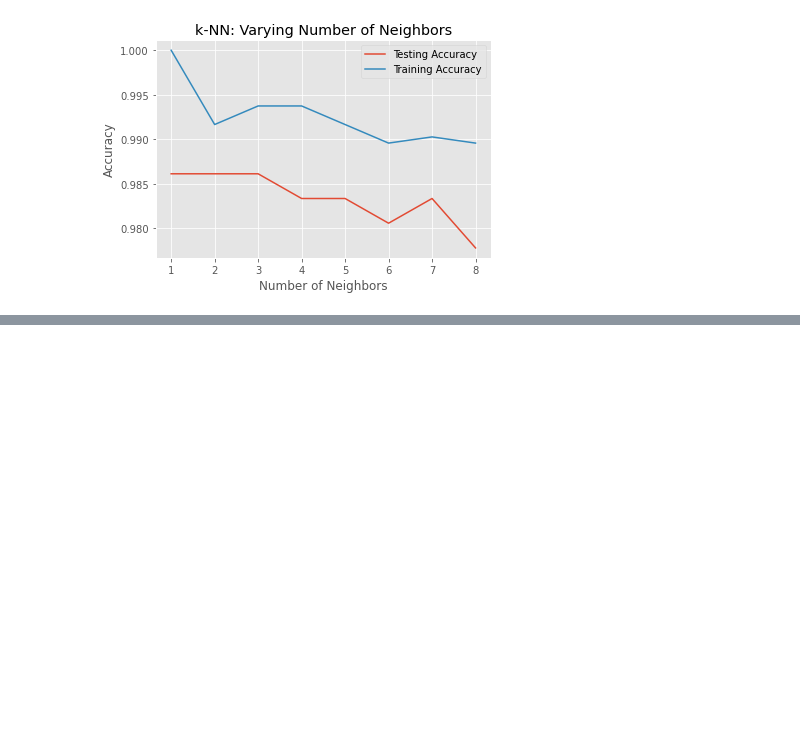
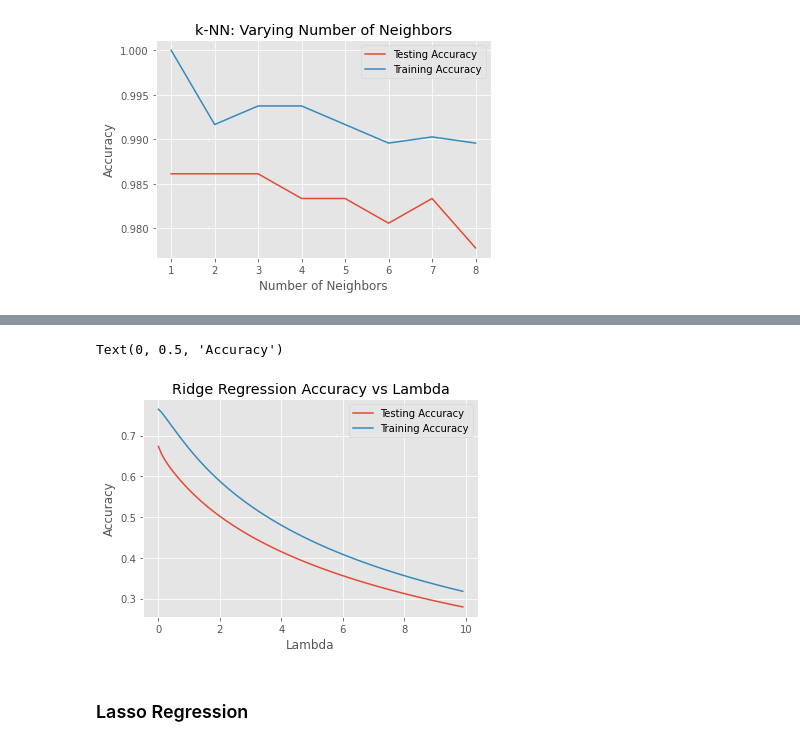
Before and after one commit to rmarinplana/personalProjects, a Jupyter notebook: supervised_learning_study.ipynb, the cells around one changed output, grey strips where cells are left out. Drawn from its saved outputs; the diff is of its cells as text; code cells hidden in the pictures; blank space fills up the shorter version.

```diff
--- a/supervised_learning_study.ipynb
+++ b/supervised_learning_study.ipynb
@@ -198,0 +328,32 @@ plt.show()
+# %%
+# Setup arrays to store train and test accuracies
+alpha = np.arange(0, 10, 0.1)
+train_accuracy = np.empty(len(alpha))
+test_accuracy = np.empty(len(alpha))
+
+# Loop over different values of k
+for i, a in enumerate(alpha):
+    # Setup a k-NN Classifier with k neighbors: knn
+    ridge = Ridge(alpha=a, normalize=True)
+
+    # Fit the classifier to the training data
+    ridge.fit(X_train, y_train)
+
+    #Compute accuracy on the training set
+    train_accuracy[i] = ridge.score(X_train, y_train)
+
+    #Compute accuracy on the testing set
+    test_accuracy[i] = ridge.score(X_test, y_test)
+
+# Generate plot
+plt.title('Ridge Regression Accuracy vs Lambda')
+plt.plot(alpha, test_accuracy, label = 'Testing Accuracy')
+plt.plot(alpha, train_accuracy, label = 'Training Accuracy')
+plt.legend()
+plt.xlabel('Lambda')
+plt.ylabel('Accuracy')
+# %% [output]
+Text(0, 0.5, 'Accuracy')
+[figure, added]
+# %% [markdown]
+### Lasso Regression
```
Also changed, not shown: parts of 20 cells of this notebook.
